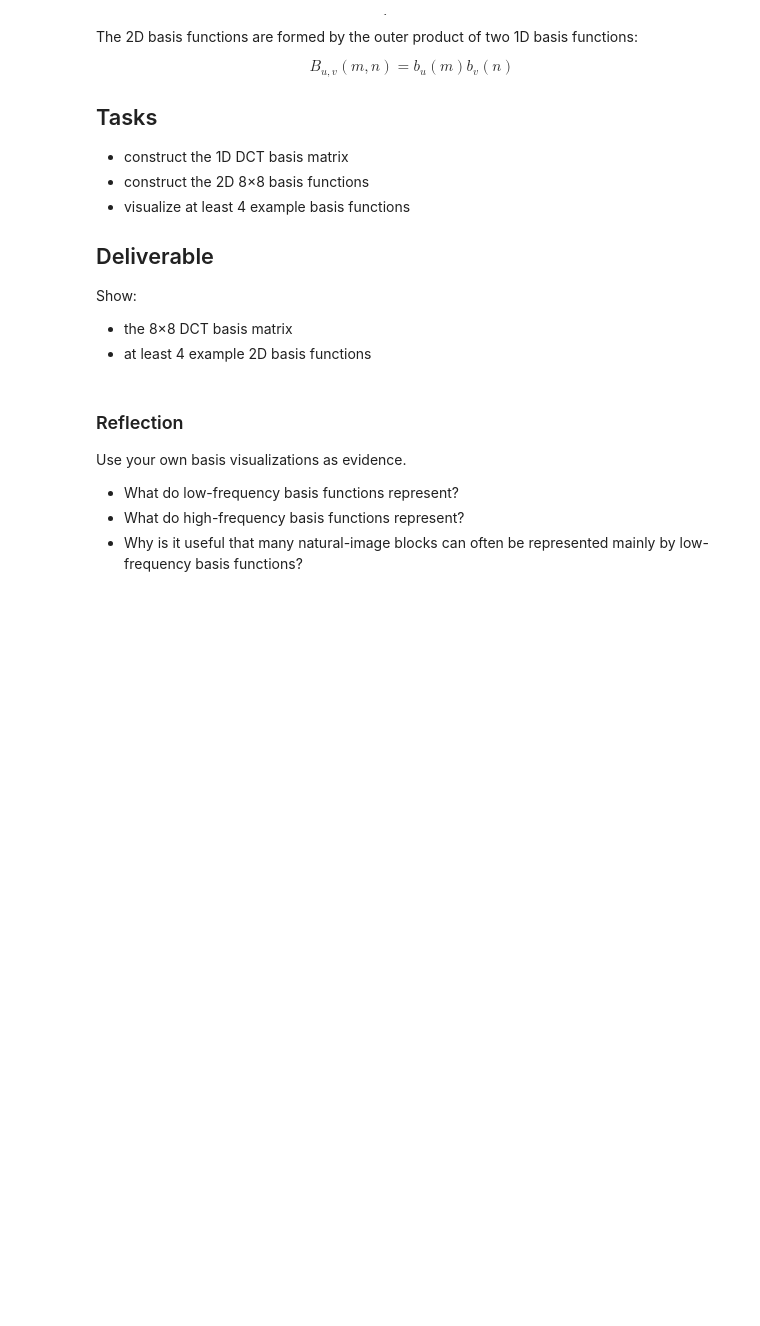
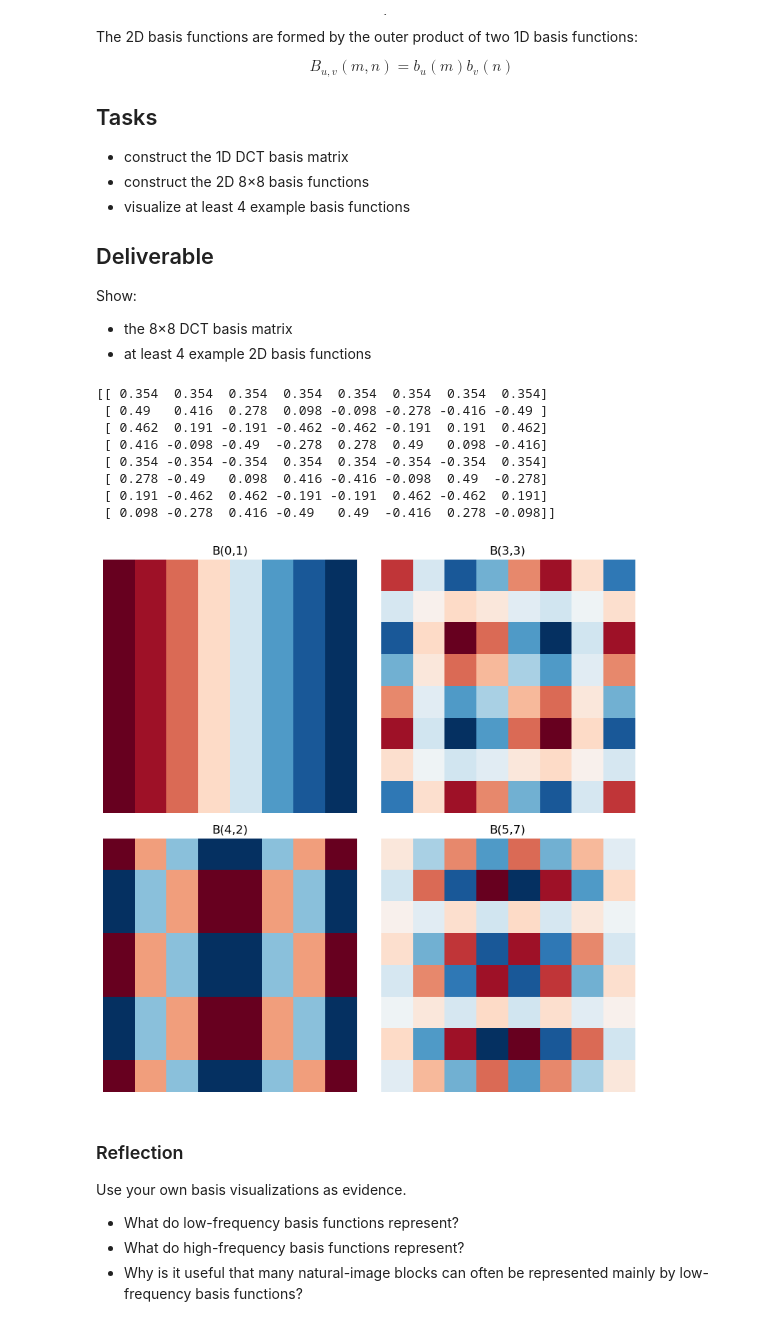
Before and after one commit to erikesshagen/DM1580-Video-Technology, a Jupyter notebook: Project/DM1580_2026_Course_Project-1.ipynb, the cells around one changed output. Saved outputs shown, nothing was run; the diff lists cells and outputs as text; code cells hidden in the pictures; blank space fills up the shorter version.

```diff
--- a/Project/DM1580_2026_Course_Project-1.ipynb
+++ b/Project/DM1580_2026_Course_Project-1.ipynb
@@ -228,8 +280,58 @@ Show:
 - at least 4 example 2D basis functions
 # %%
 # TODO: construct the 1D DCT basis matrix
+
+def dct_1d_basis_matrix(N):
+    Bk = np.zeros((N,N))
+
+    for k in range(N):
+        for n in range(N):
+            if k == 0:
+                ck = np.sqrt(1/N)
+            else:
+                ck = np.sqrt(2/N)
+
+            Bk[k, n] = ck * np.cos((np.pi * k * (2*n + 1))/(2 * N))
+
+    return Bk
+
+def dct_2d_basis(C):
+    N = C.shape[0]
+    B = np.zeros((N, N, N, N))  # (u, v, x, y)
+
+    for u in range(N):
+        for v in range(N):
+            B[u, v] = np.outer(C[u], C[v])
+
+    return B
+
+print(np.round(dct_1d_basis_matrix(8),3))
+B = dct_2d_basis(dct_1d_basis_matrix(8))
+
+examples = [(0,1), (3,3), (4,2), (5,7)]
+
+plt.figure(figsize=(8, 8))
+
+for i, (u, v) in enumerate(examples):
+    plt.subplot(2, 2, i+1)
+    plt.imshow(B[u, v], cmap='RdBu_r')
+    plt.title(f"B({u},{v})")
+    plt.axis('off')
+
+plt.tight_layout()
+plt.show()
 # TODO: construct the 2D 8x8 basis functions
 # TODO: visualize at least 4 example basis functions
+# %% [output]
+[[ 0.354  0.354  0.354  0.354  0.354  0.354  0.354  0.354]
+ [ 0.49   0.416  0.278  0.098 -0.098 -0.278 -0.416 -0.49 ]
+ [ 0.462  0.191 -0.191 -0.462 -0.462 -0.191  0.191  0.462]
+ [ 0.416 -0.098 -0.49  -0.278  0.278  0.49   0.098 -0.416]
+ [ 0.354 -0.354 -0.354  0.354  0.354 -0.354 -0.354  0.354]
+ [ 0.278 -0.49   0.098  0.416 -0.416 -0.098  0.49  -0.278]
+ [ 0.191 -0.462  0.462 -0.191 -0.191  0.462 -0.462  0.191]
+ [ 0.098 -0.278  0.416 -0.49   0.49  -0.416  0.278 -0.098]]
+[figure, added]
 # %% [markdown]
 ### Reflection
 Use your own basis visualizations as evidence.
```
Also changed, not shown: parts of 9 cells of this notebook, 1 other file.
